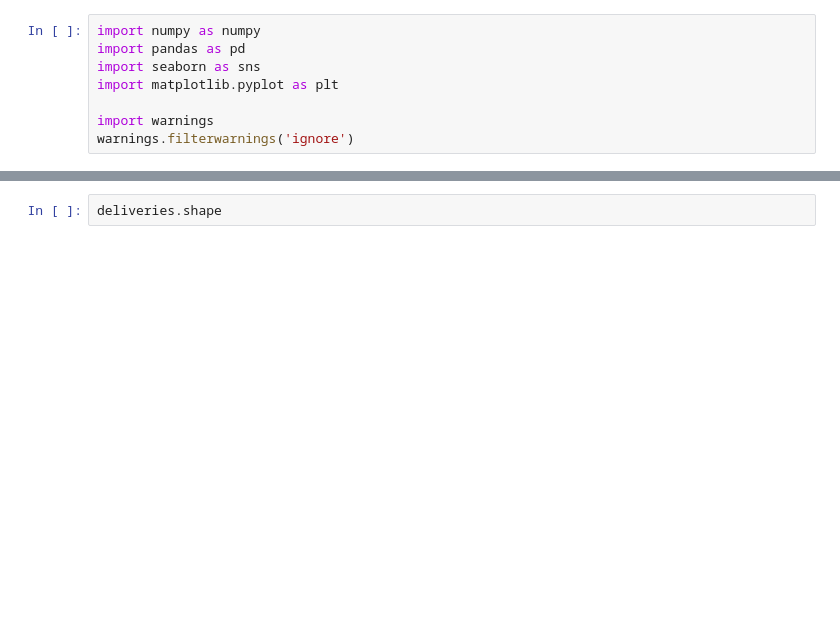
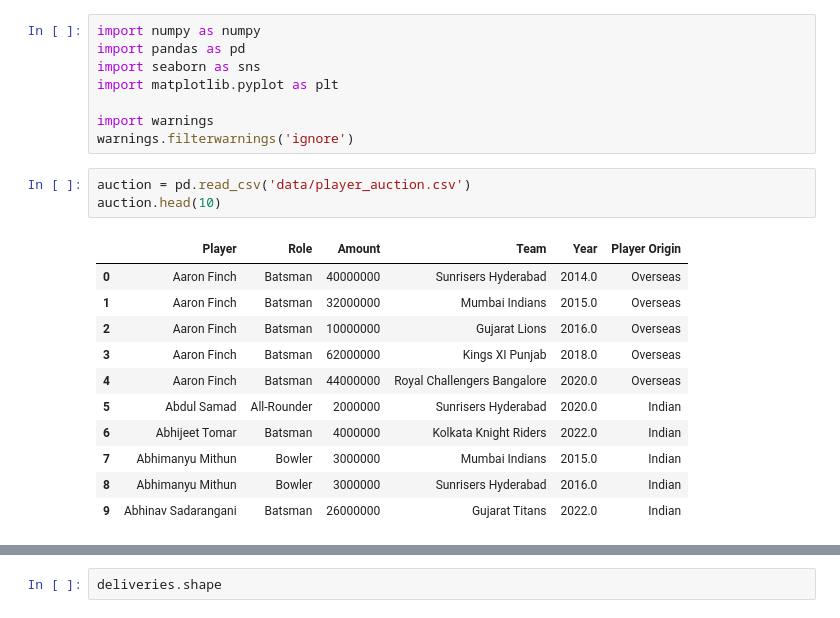
Before and after one commit to riddhikale/CricIQ, a Jupyter notebook: ipl.ipynb, the cells around one changed output, grey strips where cells are left out. Drawn from its saved outputs; the diff is of its cells as text; blank space fills up the shorter version.

```diff
--- a/ipl.ipynb
+++ b/ipl.ipynb
@@ -6,4 +6,19 @@ import matplotlib.pyplot as plt
 
 import warnings
 warnings.filterwarnings('ignore')
+# %%
+auction = pd.read_csv('data/player_auction.csv')
+auction.head(10)
+# %% [output]
+|  | Player | Role | Amount | Team | Year | Player Origin |
+| 0 | Aaron Finch | Batsman | 40000000 | Sunrisers Hyderabad | 2014.0 | Overseas |
+| 1 | Aaron Finch | Batsman | 32000000 | Mumbai Indians | 2015.0 | Overseas |
+| 2 | Aaron Finch | Batsman | 10000000 | Gujarat Lions | 2016.0 | Overseas |
+| 3 | Aaron Finch | Batsman | 62000000 | Kings XI Punjab | 2018.0 | Overseas |
+| 4 | Aaron Finch | Batsman | 44000000 | Royal Challengers Bangalore | 2020.0 | Overseas |
+| 5 | Abdul Samad | All-Rounder | 2000000 | Sunrisers Hyderabad | 2020.0 | Indian |
+| 6 | Abhijeet Tomar | Batsman | 4000000 | Kolkata Knight Riders | 2022.0 | Indian |
+| 7 | Abhimanyu Mithun | Bowler | 3000000 | Mumbai Indians | 2015.0 | Indian |
+| 8 | Abhimanyu Mithun | Bowler | 3000000 | Sunrisers Hyderabad | 2016.0 | Indian |
+| 9 | Abhinav Sadarangani | Batsman | 26000000 | Gujarat Titans | 2022.0 | Indian |
 # %%
```
Also changed, not shown: parts of 11 cells of this notebook.
